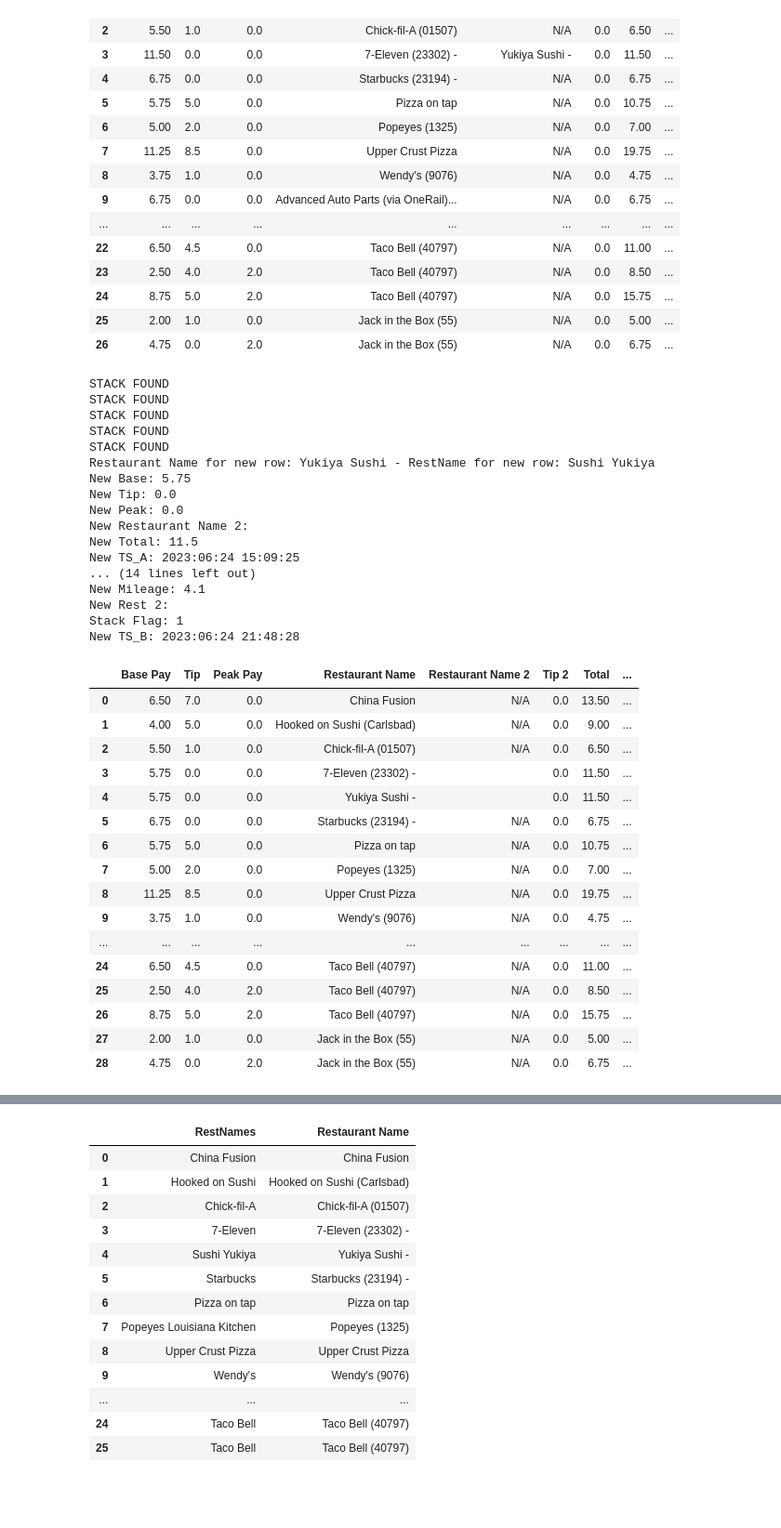
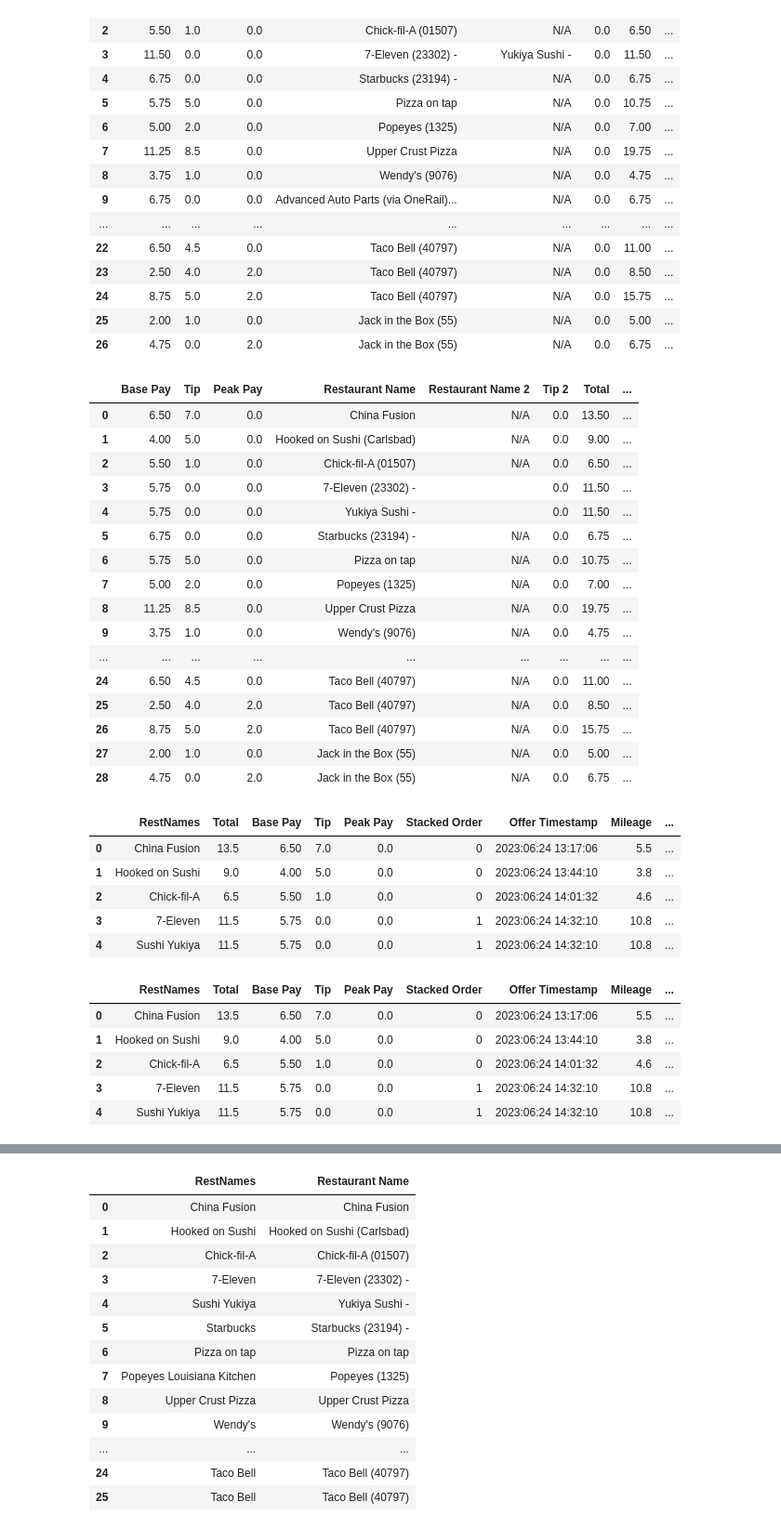
Before and after one commit to Crawford92/DeliveryData, a Jupyter notebook: InputHandling.ipynb, the cells around one changed output, grey strips where cells are left out. Shown at 93% size. Drawn from its saved outputs; the diff is of its cells as text; code cells hidden in the pictures; blank space fills up the shorter version.

```diff
--- a/InputHandling.ipynb
+++ b/InputHandling.ipynb
@@ -625,7 +608,8 @@ testOutputDF
 # %%
 for index, row in testOutputDF.iterrows():
     if row["Stacked Order"] == 1:
-        print("STACK FOUND")
+        #print("STACK FOUND")
+        testOutputDF.at[index-1, "Stacked Order"] = 1
 
 
 for index, row in testOutputDF.iterrows():
@@ -697,8 +681,8 @@ for index, row in testOutputDF.iterrows():
             # NEW ROW #
             newIndex = index + 0.5
             testOutputDF.loc[newIndex] = newBase, newTip, newPeak, newRestaurantName, newRestaurantName2, 0.0, newTotal, newTS_A, newDollars, newMileage, newRestName, newRest2, newStackedFlag, newTS_B
-            testOutputDF = testOutputDF.sort_index().reset_index(drop=True)
-
+            #testOutputDF = testOutputDF.sort_index().reset_index(drop=True)
+            #print(newRestaurantName2, newRest2)
 
 
             # OLD ROW #
@@ -709,6 +693,8 @@ for index, row in testOutputDF.iterrows():
             testOutputDF.at[index, "Base Pay"] = oldBase
             testOutputDF.at[index, "Stacked Order"] = oldStackedFlag
 
+
+
 #Once all vars stored locally, update old row, create new row, then we want to splice the row into the df
 #or....index as index+.5?
 
@@ -716,6 +702,7 @@ for index, row in testOutputDF.iterrows():
 # newIndex = index+0.5
 # df.loc[newIndex] = newRow
 # df = df.sort_index().reset_index(drop=True)
+testOutputDF = testOutputDF.sort_index().reset_index(drop=True)
 display(testOutputDF)
 
 
@@ -727,24 +714,16 @@ display(testOutputDF)
 #okay the new row is keeping the old name2 and rest2 vals
 #new row is chip tac tac chip
 #and it doesn't do base/2, do some print statements tomorrow idk
+
+#okay so I think its a problem with the way we handle splicing
+
+#what we can try to fix it, is to have a list of new indeces, and a list of rowitems
+#once the df has been iterrated through, we splice and reindex
+
+#What I could also try real quick just in case it works, is to throw the thing outside the for loop
+
+#GOOD JOB ME, WE FOUND THE THING
 # %% [output]
-STACK FOUND
-STACK FOUND
-STACK FOUND
-STACK FOUND
-STACK FOUND
-Restaurant Name for new row: Yukiya Sushi - RestName for new row: Sushi Yukiya
-New Base: 5.75
-New Tip: 0.0
-New Peak: 0.0
-New Restaurant Name 2:
-New Total: 11.5
-New TS_A: 2023:06:24 15:09:25
-... (14 lines left out)
-New Mileage: 4.1
-New Rest 2:
-Stack Flag: 1
-New TS_B: 2023:06:24 21:48:28
 |  | Base Pay | Tip | Peak Pay | Restaurant Name | Restaurant Name 2 | Tip 2 | Total | ... |
 | 0 | 6.50 | 7.0 | 0.0 | China Fusion | N/A | 0.0 | 13.50 | ... |
 | 1 | 4.00 | 5.0 | 0.0 | Hooked on Sushi (Carlsbad) | N/A | 0.0 | 9.00 | ... |
@@ -770,0 +747,30 @@ New TS_B: 2023:06:24 21:48:28
+# %%
+exportDeliveriesDF = testOutputDF[["RestNames", "Total", "Base Pay",
+                                   "Tip", "Peak Pay", "Stacked Order", "Offer Timestamp", "Mileage",
+                                  "Completed Timestamp"]].copy()
+exportDeliveriesDF.head()
+# %% [output]
+|  | RestNames | Total | Base Pay | Tip | Peak Pay | Stacked Order | Offer Timestamp | Mileage | ... |
+| 0 | China Fusion | 13.5 | 6.50 | 7.0 | 0.0 | 0 | 2023:06:24 13:17:06 | 5.5 | ... |
+| 1 | Hooked on Sushi | 9.0 | 4.00 | 5.0 | 0.0 | 0 | 2023:06:24 13:44:10 | 3.8 | ... |
+| 2 | Chick-fil-A | 6.5 | 5.50 | 1.0 | 0.0 | 0 | 2023:06:24 14:01:32 | 4.6 | ... |
+| 3 | 7-Eleven | 11.5 | 5.75 | 0.0 | 0.0 | 1 | 2023:06:24 14:32:10 | 10.8 | ... |
+| 4 | Sushi Yukiya | 11.5 | 5.75 | 0.0 | 0.0 | 1 | 2023:06:24 14:32:10 | 10.8 | ... |
+# %%
+dateFromDF = exportDeliveriesDF["Offer Timestamp"][0]
+#dateFromDF = dateFromDF[:dateFromDF.index(" ")]
+#We can hard code values since we know its always going to be yyyy:mm:dd
+#Actually we don't even need to peel the time off
+dateFromDF = dateFromDF[5:10] + "/" + dateFromDF[0:4]
+dateFromDF = dateFromDF.replace(":", "/")
+#print(dateFromDF)
+exportDeliveriesDF["Date"] = dateFromDF
+#Honestly we can just set the date to whatever the first col value is
+exportDeliveriesDF.head()
+# %% [output]
+|  | RestNames | Total | Base Pay | Tip | Peak Pay | Stacked Order | Offer Timestamp | Mileage | ... |
+| 0 | China Fusion | 13.5 | 6.50 | 7.0 | 0.0 | 0 | 2023:06:24 13:17:06 | 5.5 | ... |
+| 1 | Hooked on Sushi | 9.0 | 4.00 | 5.0 | 0.0 | 0 | 2023:06:24 13:44:10 | 3.8 | ... |
+| 2 | Chick-fil-A | 6.5 | 5.50 | 1.0 | 0.0 | 0 | 2023:06:24 14:01:32 | 4.6 | ... |
+| 3 | 7-Eleven | 11.5 | 5.75 | 0.0 | 0.0 | 1 | 2023:06:24 14:32:10 | 10.8 | ... |
+| 4 | Sushi Yukiya | 11.5 | 5.75 | 0.0 | 0.0 | 1 | 2023:06:24 14:32:10 | 10.8 | ... |
```
Also changed, not shown: parts of 6 cells of this notebook.
